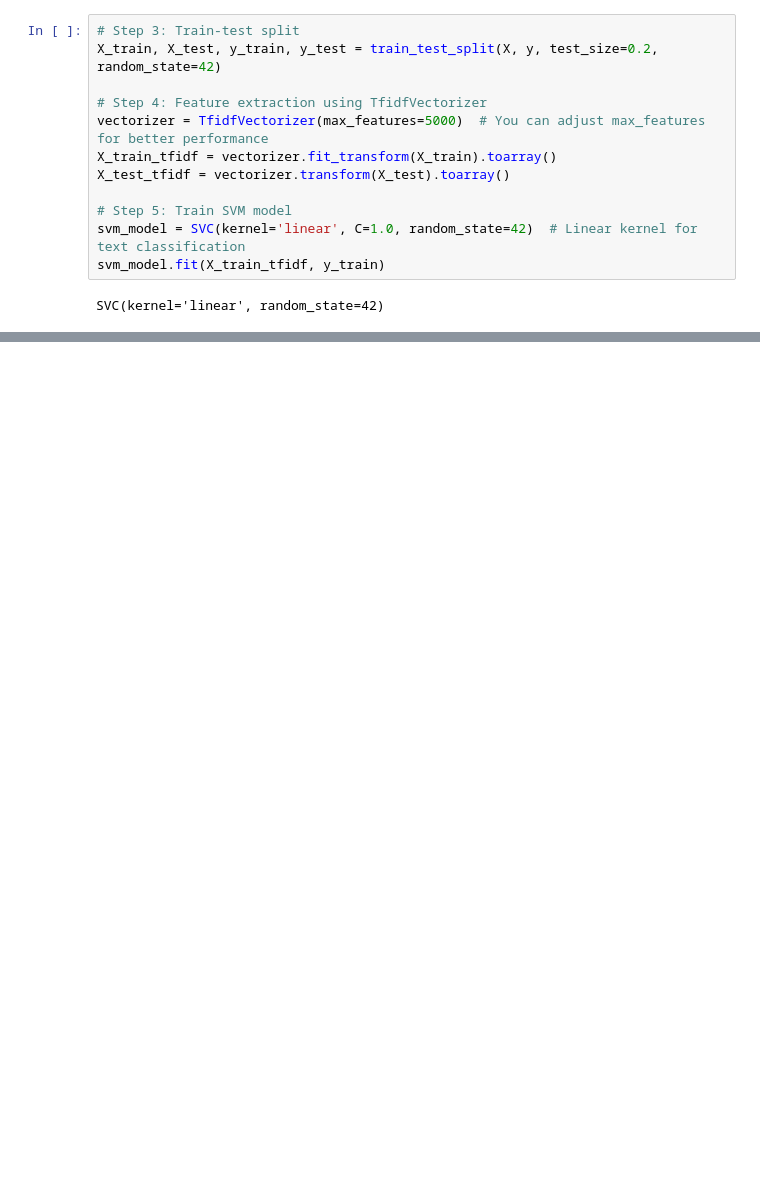
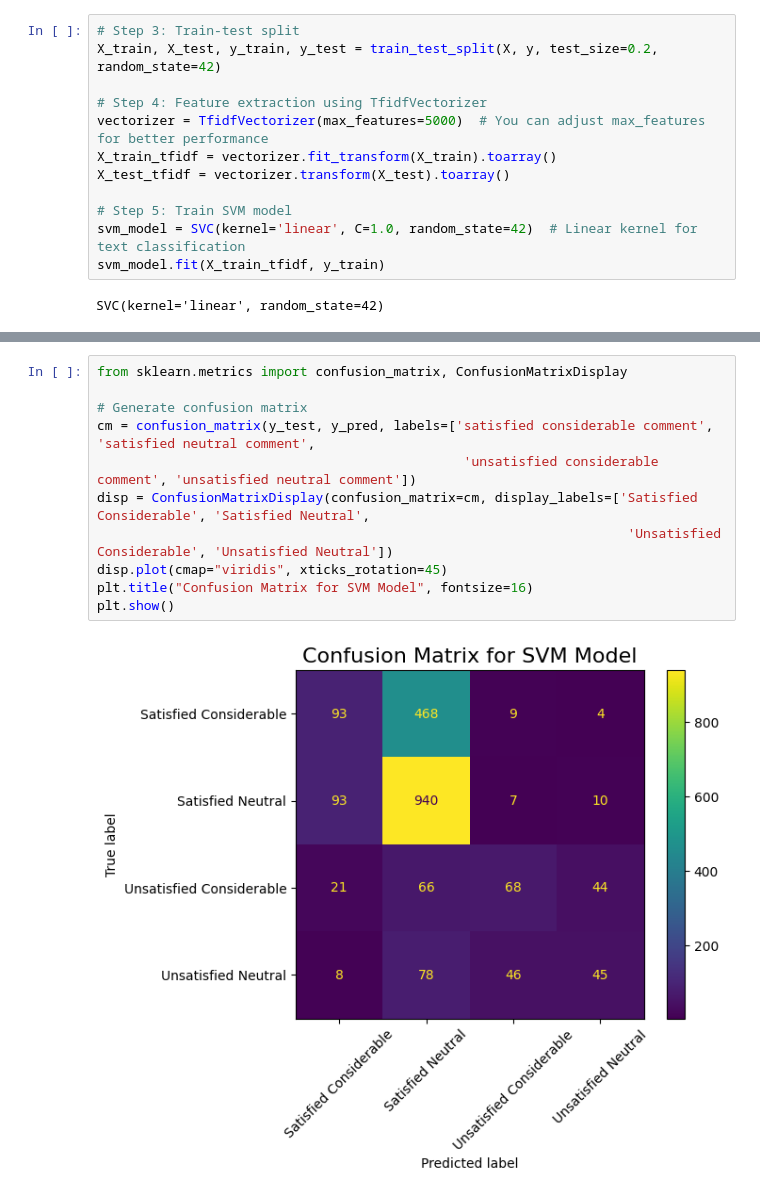
Before and after one commit to Nadun999/sentiment_analysis_evolution, a Jupyter notebook: sentiment_analysis_using_svm.ipynb, the cells around one changed output, grey strips where cells are left out. Saved outputs shown, nothing was run; the diff lists cells and outputs as text; blank space fills up the shorter version.

Commit message:
added visualizations

```diff
--- a/sentiment_analysis_using_svm.ipynb
+++ b/sentiment_analysis_using_svm.ipynb
@@ -172,0 +173,13 @@ unsatisfied considerable comment       0.00      0.00      0.00        14
+# %%
+from sklearn.metrics import confusion_matrix, ConfusionMatrixDisplay
+
+# Generate confusion matrix
+cm = confusion_matrix(y_test, y_pred, labels=['satisfied considerable comment', 'satisfied neutral comment',
+                                               'unsatisfied considerable comment', 'unsatisfied neutral comment'])
+disp = ConfusionMatrixDisplay(confusion_matrix=cm, display_labels=['Satisfied Considerable', 'Satisfied Neutral',
+                                                                    'Unsatisfied Considerable', 'Unsatisfied Neutral'])
+disp.plot(cmap="viridis", xticks_rotation=45)
+plt.title("Confusion Matrix for SVM Model", fontsize=16)
+plt.show()
+# %% [output]
+[figure, added]
```
Also changed, not shown: parts of 6 cells of this notebook, 1 other file.
